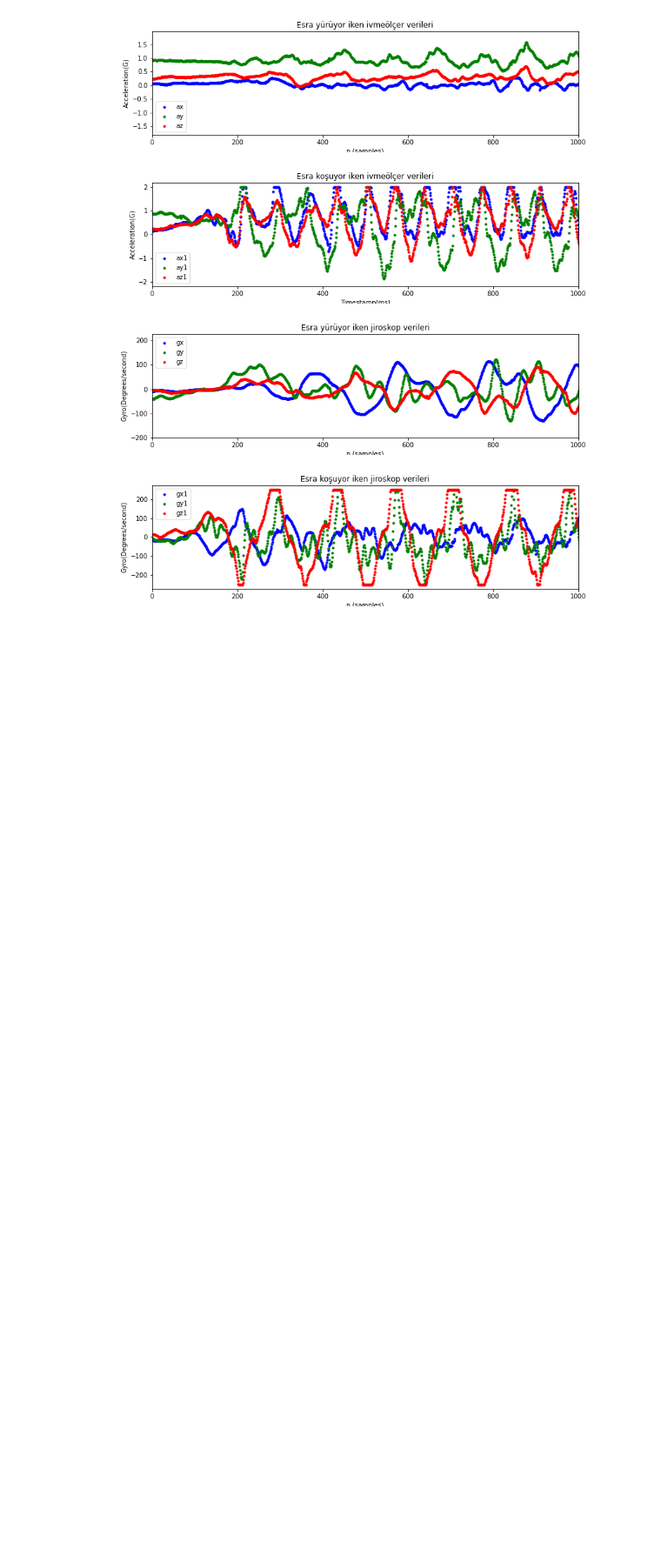
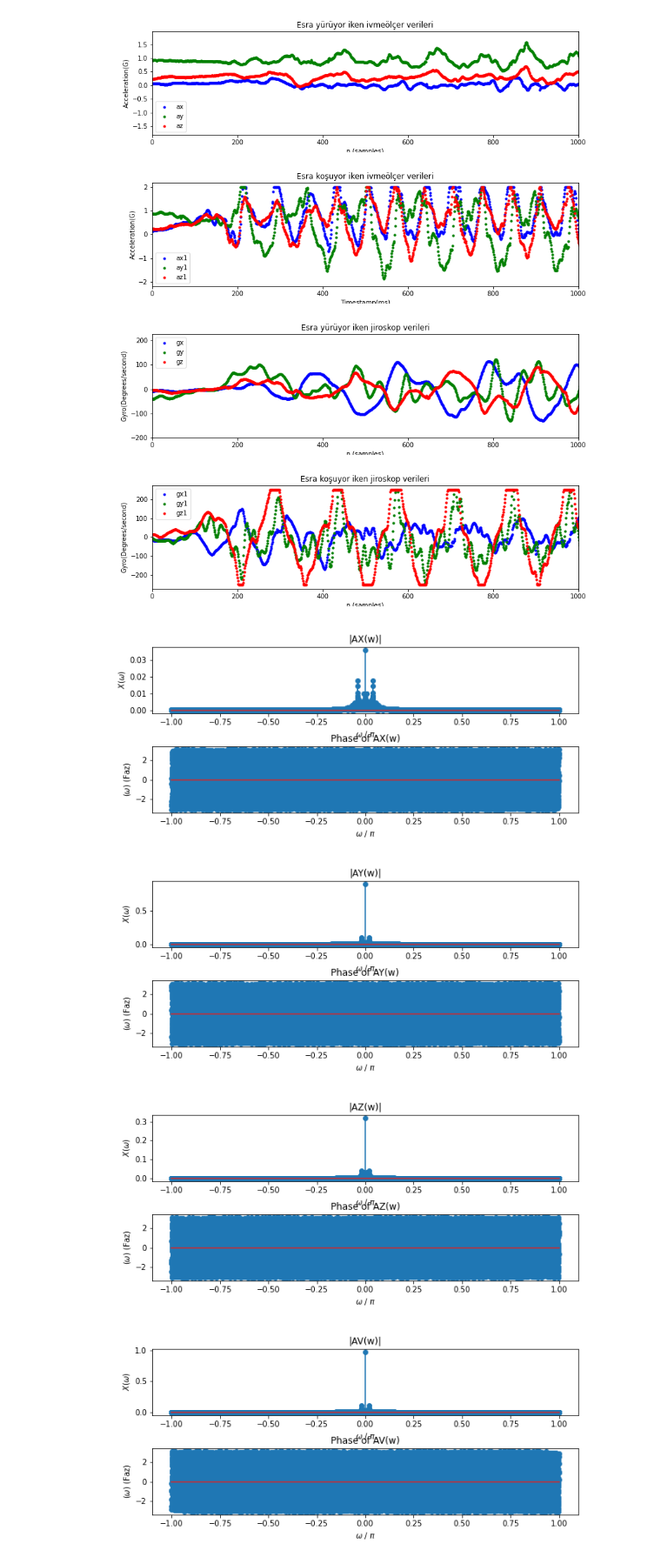
Before and after one commit to fouad1233/pico_step_counter, a Jupyter notebook: data/data_analyze.ipynb, the cells around one changed output. Shown at 87% size. Drawn from its saved outputs; the diff is of its cells as text; code cells hidden in the pictures; blank space fills up the shorter version.

```diff
--- a/data/data_analyze.ipynb
+++ b/data/data_analyze.ipynb
@@ -143,3 +143,82 @@ plt.show()
 # %% [output]
 [figure]
 [figure]
+# %%
+N = len(ax)
+w= np.arange(-np.pi, np.pi , 2*np.pi/N) # omega ekseninin pi ile +pi arasında tanımlanması
+AX = np.fft.fftshift(np.fft.fft(ax, N)/N) # x3[n] ayrık zamanlı işaretin Fourier transformu X3(w)
+
+plt.figure(figsize = (10,4))
+plt.subplot(2,1,1)
+plt.stem(w/np.pi,abs(AX))      # X3(w) işaretinin grafiğinin çizdirilmesi
+plt.title("|AX(w)|")
+plt.xlabel("$\omega$ / $\pi$") # grafiğin x ekseninin isimlendirilmesi
+plt.ylabel("$X(\omega)$")  # grafiğin y ekseninin isimlendirilmesi
+
+plt.subplot(2,1,2)
+plt.stem(w/np.pi,np.angle(AX))  #X3(w) işaretinin grafiğinin çizdirilmesi
+plt.title("Phase of AX(w)")
+plt.xlabel("$\omega$ / $\pi$") # grafiğin x ekseninin isimlendirilmesi
+plt.ylabel("$(\omega)$ (Faz)") # grafiğin y ekseninin isimlendirilmesi
+plt.subplots_adjust(hspace=0.5)
+
+N = len(ay)
+w= np.arange(-np.pi, np.pi , 2*np.pi/N) # omega ekseninin pi ile +pi arasında tanımlanması
+AY = np.fft.fftshift(np.fft.fft(ay, N)/N) # x3[n] ayrık zamanlı işaretin Fourier transformu X3(w)
+
+plt.figure(figsize = (10,4))
+plt.subplot(2,1,1)
+plt.stem(w/np.pi,abs(AY))      # X3(w) işaretinin grafiğinin çizdirilmesi
+plt.title("|AY(w)|")
+plt.xlabel("$\omega$ / $\pi$") # grafiğin x ekseninin isimlendirilmesi
+plt.ylabel("$X(\omega)$")  # grafiğin y ekseninin isimlendirilmesi
+
+plt.subplot(2,1,2)
+plt.stem(w/np.pi,np.angle(AY))  #X3(w) işaretinin grafiğinin çizdirilmesi
+plt.title("Phase of AY(w)")
+plt.xlabel("$\omega$ / $\pi$") # grafiğin x ekseninin isimlendirilmesi
+plt.ylabel("$(\omega)$ (Faz)") # grafiğin y ekseninin isimlendirilmesi
+plt.subplots_adjust(hspace=0.5)
+
+N = len(az)
+w= np.arange(-np.pi, np.pi , 2*np.pi/N) # omega ekseninin pi ile +pi arasında tanımlanması
+AZ = np.fft.fftshift(np.fft.fft(az, N)/N) # x3[n] ayrık zamanlı işaretin Fourier transformu X3(w)
+
+plt.figure(figsize = (10,4))
+plt.subplot(2,1,1)
+plt.stem(w/np.pi,abs(AZ))      # X3(w) işaretinin grafiğinin çizdirilmesi
+plt.title("|AZ(w)|")
+plt.xlabel("$\omega$ / $\pi$") # grafiğin x ekseninin isimlendirilmesi
+plt.ylabel("$X(\omega)$")  # grafiğin y ekseninin isimlendirilmesi
+
+plt.subplot(2,1,2)
+plt.stem(w/np.pi,np.angle(AZ))  #X3(w) işaretinin grafiğinin çizdirilmesi
+plt.title("Phase of AZ(w)")
+plt.xlabel("$\omega$ / $\pi$") # grafiğin x ekseninin isimlendirilmesi
+plt.ylabel("$(\omega)$ (Faz)") # grafiğin y ekseninin isimlendirilmesi
+plt.subplots_adjust(hspace=0.5)
+
+avector = np.sqrt(np.array(ax)**2 + np.array(ay)**2 + np.array(az)**2)
+
+N = len(avector)
+w= np.arange(-np.pi, np.pi , 2*np.pi/N) # omega ekseninin pi ile +pi arasında tanımlanması
+AV = np.fft.fftshift(np.fft.fft(avector, N)/N) # x3[n] ayrık zamanlı işaretin Fourier transformu X3(w)
+
+plt.figure(figsize = (10,4))
+plt.subplot(2,1,1)
+plt.stem(w/np.pi,abs(AV))      # X3(w) işaretinin grafiğinin çizdirilmesi
+plt.title("|AV(w)|")
+plt.xlabel("$\omega$ / $\pi$") # grafiğin x ekseninin isimlendirilmesi
+plt.ylabel("$X(\omega)$")  # grafiğin y ekseninin isimlendirilmesi
+
+plt.subplot(2,1,2)
+plt.stem(w/np.pi,np.angle(AV))  #X3(w) işaretinin grafiğinin çizdirilmesi
+plt.title("Phase of AV(w)")
+plt.xlabel("$\omega$ / $\pi$") # grafiğin x ekseninin isimlendirilmesi
+plt.ylabel("$(\omega)$ (Faz)") # grafiğin y ekseninin isimlendirilmesi
+plt.subplots_adjust(hspace=0.5)
+# %% [output]
+[figure, added]
+[figure, added]
+[figure, added]
+[figure, added]
```
Also changed, not shown: parts of 2 cells of this notebook, 1 other file.
